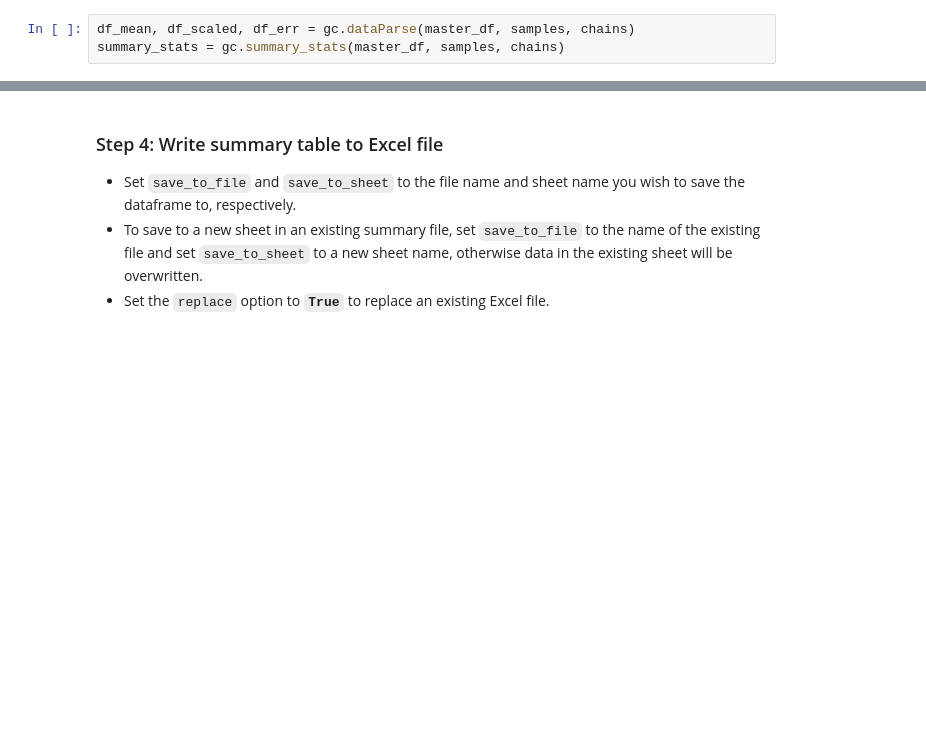
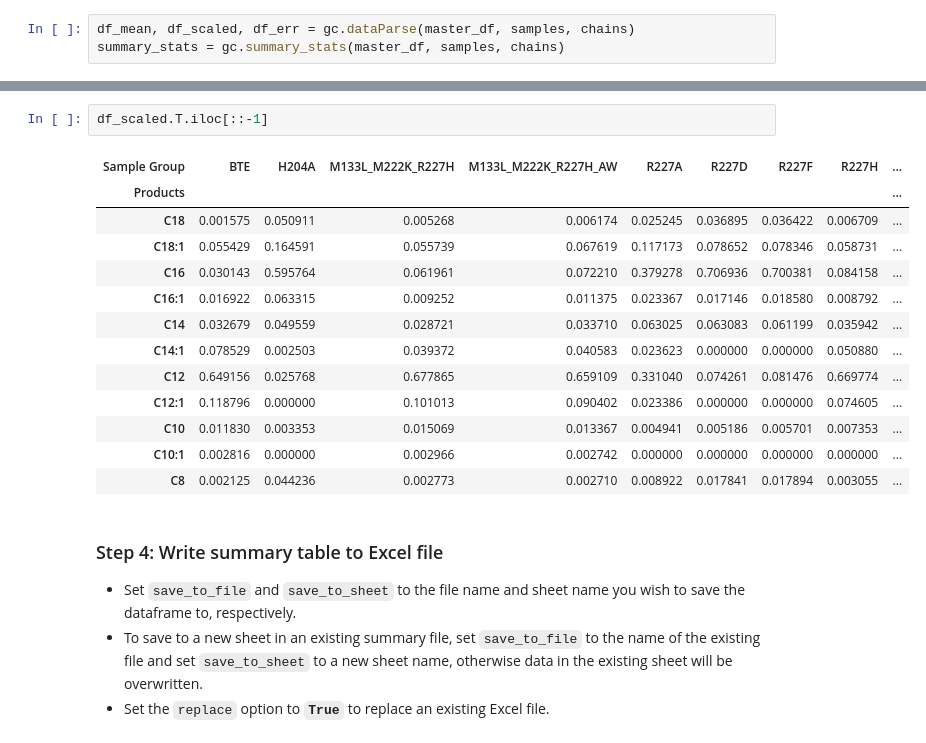
Before and after one commit to majindra14/GC_Code, a Jupyter notebook: Ryan/Repository/Stacked Bar Graph 8-31-21.ipynb, the cells around one changed output, grey strips where cells are left out. Cells and saved outputs as stored; diff of their text form; blank space fills up the shorter version.

```diff
--- a/Ryan/Repository/Stacked Bar Graph 8-31-21.ipynb
+++ b/Ryan/Repository/Stacked Bar Graph 8-31-21.ipynb
@@ -142,3 +145,19 @@ plt.show()
+# %%
+df_scaled.T.iloc[::-1]
+# %% [output]
+| Sample Group | BTE | H204A | M133L_M222K_R227H | M133L_M222K_R227H_AW | R227A | R227D | R227F | R227H | ... |
+| Products |  |  |  |  |  |  |  |  | ... |
+| C18 | 0.001575 | 0.050911 | 0.005268 | 0.006174 | 0.025245 | 0.036895 | 0.036422 | 0.006709 | ... |
+| C18:1 | 0.055429 | 0.164591 | 0.055739 | 0.067619 | 0.117173 | 0.078652 | 0.078346 | 0.058731 | ... |
+| C16 | 0.030143 | 0.595764 | 0.061961 | 0.072210 | 0.379278 | 0.706936 | 0.700381 | 0.084158 | ... |
+| C16:1 | 0.016922 | 0.063315 | 0.009252 | 0.011375 | 0.023367 | 0.017146 | 0.018580 | 0.008792 | ... |
+| C14 | 0.032679 | 0.049559 | 0.028721 | 0.033710 | 0.063025 | 0.063083 | 0.061199 | 0.035942 | ... |
+| C14:1 | 0.078529 | 0.002503 | 0.039372 | 0.040583 | 0.023623 | 0.000000 | 0.000000 | 0.050880 | ... |
+| C12 | 0.649156 | 0.025768 | 0.677865 | 0.659109 | 0.331040 | 0.074261 | 0.081476 | 0.669774 | ... |
+| C12:1 | 0.118796 | 0.000000 | 0.101013 | 0.090402 | 0.023386 | 0.000000 | 0.000000 | 0.074605 | ... |
+| C10 | 0.011830 | 0.003353 | 0.015069 | 0.013367 | 0.004941 | 0.005186 | 0.005701 | 0.007353 | ... |
+| C10:1 | 0.002816 | 0.000000 | 0.002966 | 0.002742 | 0.000000 | 0.000000 | 0.000000 | 0.000000 | ... |
+| C8 | 0.002125 | 0.044236 | 0.002773 | 0.002710 | 0.008922 | 0.017841 | 0.017894 | 0.003055 | ... |
 # %% [markdown]
 ### Step 4: Write summary table to Excel file
 - Set `save_to_file` and `save_to_sheet` to the file name and sheet name you wish to save the dataframe to, respectively.
```
Also changed, not shown: parts of 5 cells of this notebook, 2 other files.
